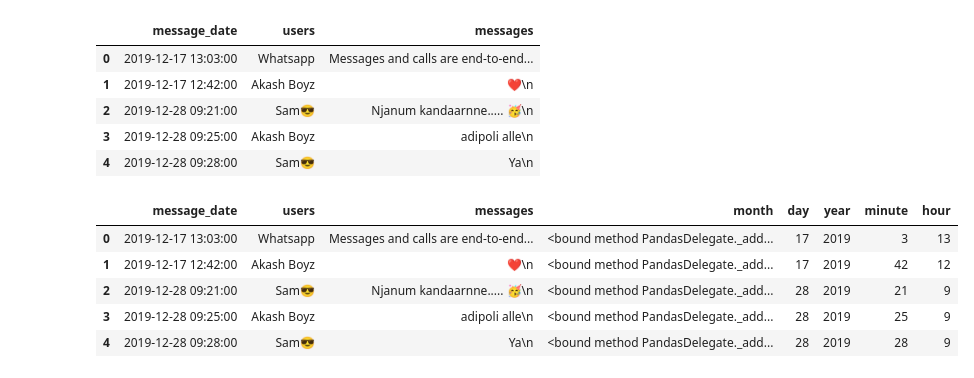
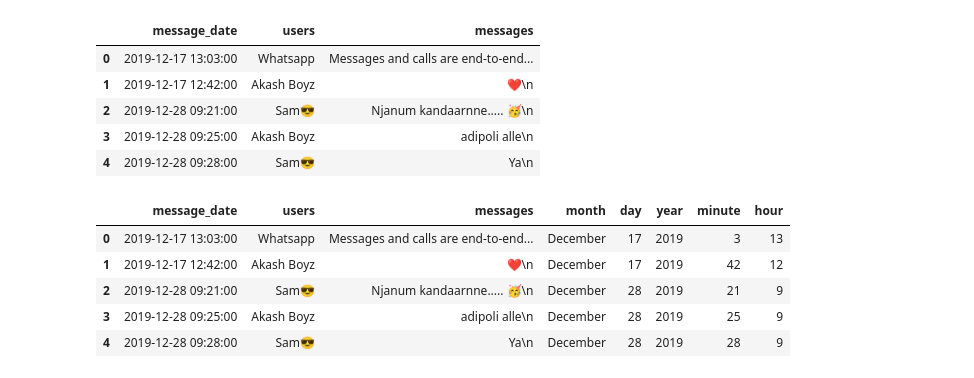
Before and after one commit to antonysamuel/whatsapp-analytics, a Jupyter notebook: notebook.ipynb, the cells around one changed output. Drawn from its saved outputs; the diff is of its cells as text; code cells hidden in the pictures.

```diff
--- a/notebook.ipynb
+++ b/notebook.ipynb
@@ -105,17 +105,17 @@ df.head()
 | 3 | 2019-12-28 09:25:00 | Akash Boyz | adipoli alle\n |
 | 4 | 2019-12-28 09:28:00 | Sam😎 | Ya\n |
 # %%
-df['month'] = df.message_date.dt.month_name
+df['month'] = df.message_date.dt.month_name()
 df['day'] = df.message_date.dt.day
 df['year'] = df['message_date'].dt.year
 df['minute'] = df['message_date'].dt.minute
 df['hour'] = df['message_date'].dt.hour
 
 df.head()
 # %% [output]
 |  | message_date | users | messages | month | day | year | minute | hour |
-| 0 | 2019-12-17 13:03:00 | Whatsapp | Messages and calls are end-to-end... | <bound method PandasDelegate._add... | 17 | 2019 | 3 | 13 |
-| 1 | 2019-12-17 12:42:00 | Akash Boyz | ❤\n | <bound method PandasDelegate._add... | 17 | 2019 | 42 | 12 |
-| 2 | 2019-12-28 09:21:00 | Sam😎 | Njanum kandaarnne..... 🥳\n | <bound method PandasDelegate._add... | 28 | 2019 | 21 | 9 |
-| 3 | 2019-12-28 09:25:00 | Akash Boyz | adipoli alle\n | <bound method PandasDelegate._add... | 28 | 2019 | 25 | 9 |
-| 4 | 2019-12-28 09:28:00 | Sam😎 | Ya\n | <bound method PandasDelegate._add... | 28 | 2019 | 28 | 9 |
+| 0 | 2019-12-17 13:03:00 | Whatsapp | Messages and calls are end-to-end... | December | 17 | 2019 | 3 | 13 |
+| 1 | 2019-12-17 12:42:00 | Akash Boyz | ❤\n | December | 17 | 2019 | 42 | 12 |
+| 2 | 2019-12-28 09:21:00 | Sam😎 | Njanum kandaarnne..... 🥳\n | December | 28 | 2019 | 21 | 9 |
+| 3 | 2019-12-28 09:25:00 | Akash Boyz | adipoli alle\n | December | 28 | 2019 | 25 | 9 |
+| 4 | 2019-12-28 09:28:00 | Sam😎 | Ya\n | December | 28 | 2019 | 28 | 9 |
```
Also changed, not shown: 3 other files.
